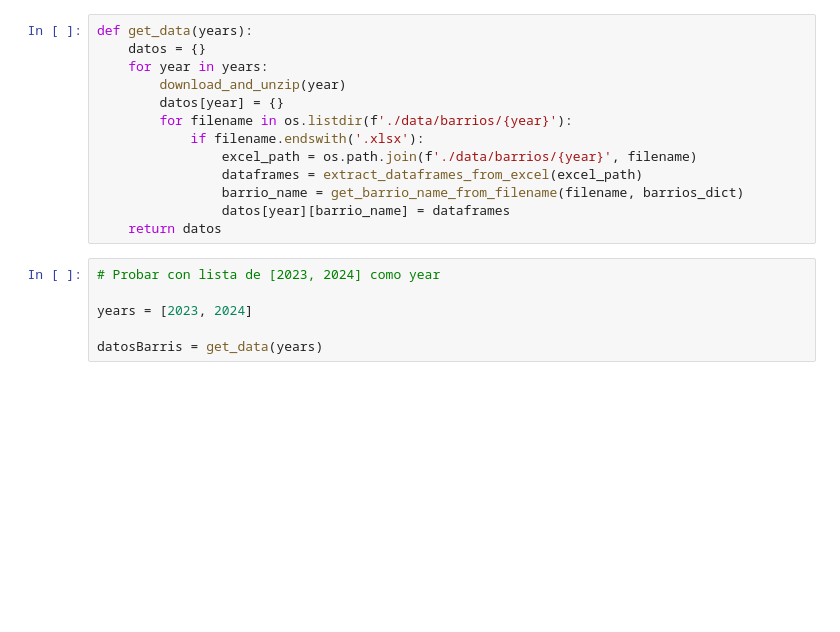
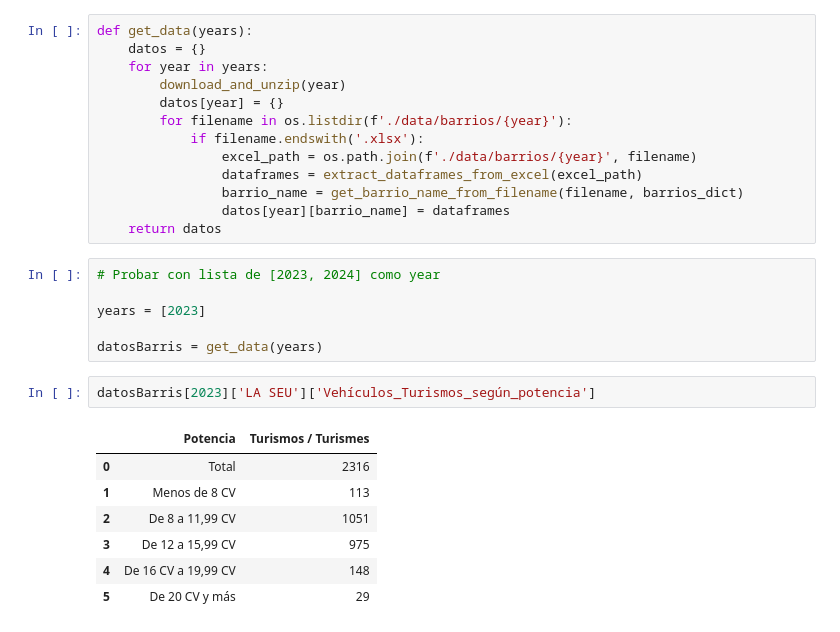
Before and after one commit to esedesam/mcd-nlp-proyecto, a Jupyter notebook: dataBarris.ipynb, the cells around one changed output. Saved outputs shown, nothing was run; the diff lists cells and outputs as text; blank space fills up the shorter version.

```diff
--- a/dataBarris.ipynb
+++ b/dataBarris.ipynb
@@ -204,7 +205,17 @@ def get_data(years):
 # %%
 # Probar con lista de [2023, 2024] como year
 
-years = [2023, 2024]
+years = [2023]
 
 datosBarris = get_data(years)
+# %%
+datosBarris[2023]['LA SEU']['Vehículos_Turismos_según_potencia']
+# %% [output]
+|  | Potencia | Turismos / Turismes |
+| 0 | Total | 2316 |
+| 1 | Menos de 8 CV | 113 |
+| 2 | De 8 a 11,99 CV | 1051 |
+| 3 | De 12 a 15,99 CV | 975 |
+| 4 | De 16 CV a 19,99 CV | 148 |
+| 5 | De 20 CV y más | 29 |
 # %%
```
Also changed, not shown: parts of 9 cells of this notebook.
